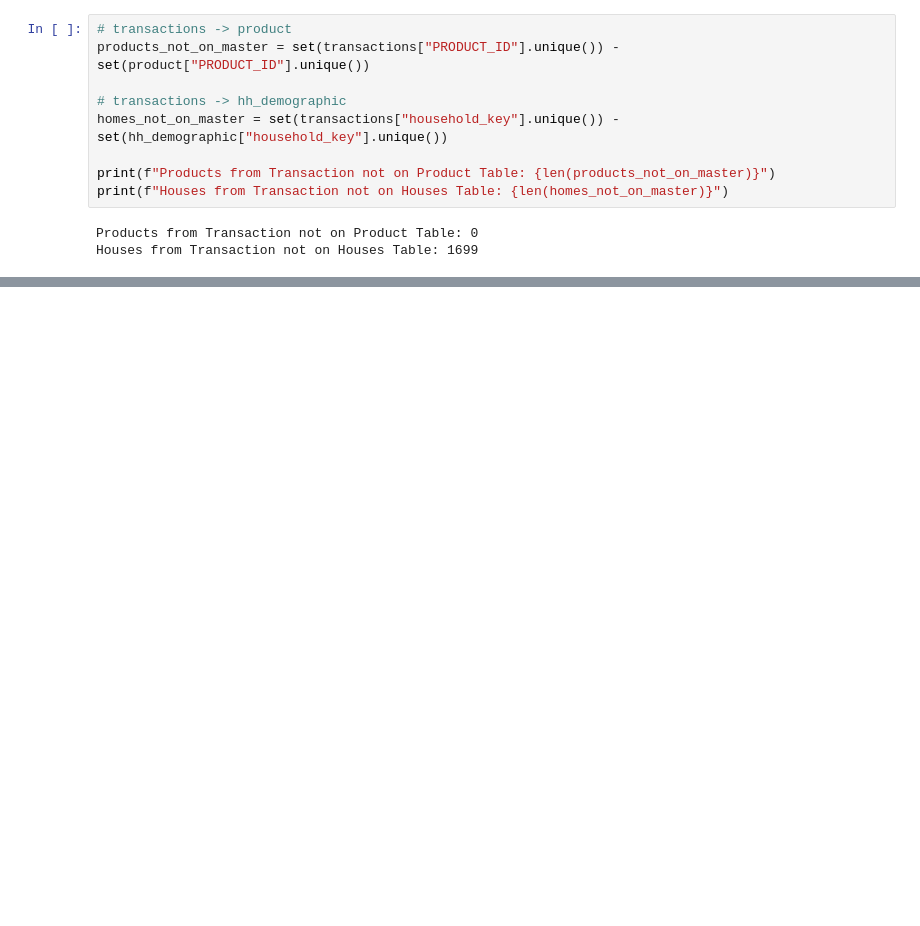
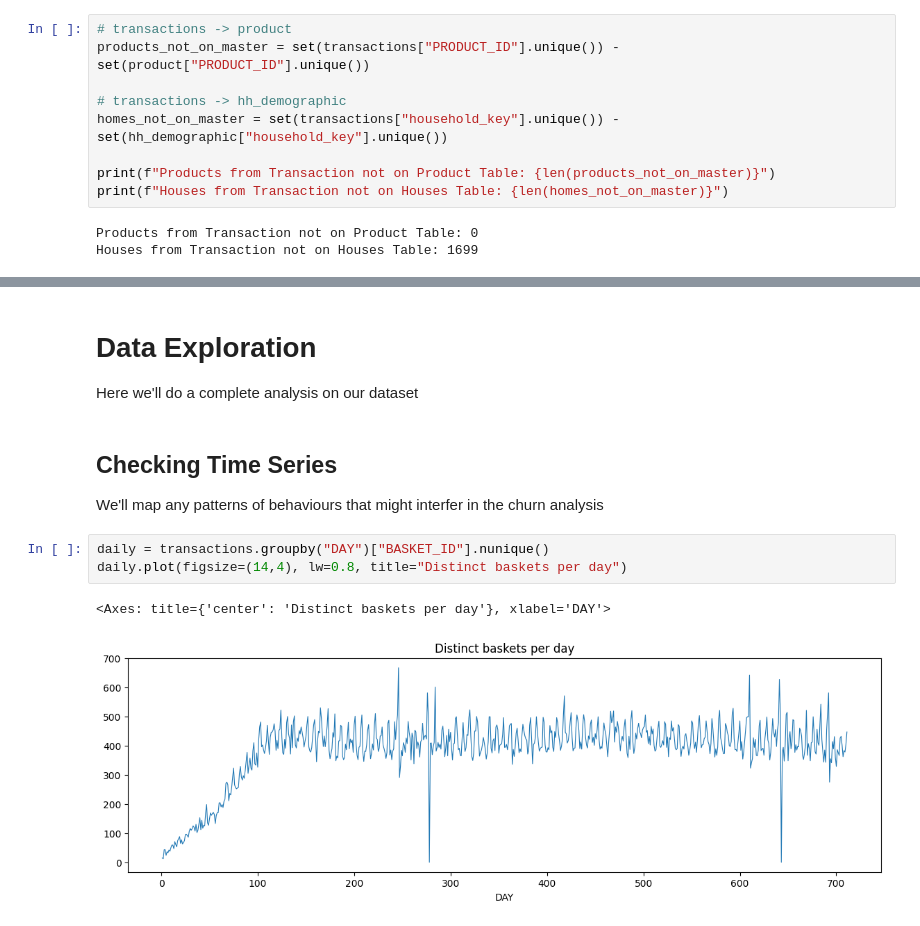
Before and after one commit to andreydesousa92-byte/Churn_Dunhumby_Kaggle, a Jupyter notebook: customer-churn-prediction.ipynb, the cells around one changed output, grey strips where cells are left out. Drawn from its saved outputs; the diff is of its cells as text; blank space fills up the shorter version.

```diff
--- a/customer-churn-prediction.ipynb
+++ b/customer-churn-prediction.ipynb
@@ -255,0 +271,14 @@ Houses from Transaction not on Houses Table: 1699
+# %% [markdown]
+# Data Exploration
+
+Here we'll do a complete analysis on our dataset
+# %% [markdown]
+## Checking Time Series
+
+We'll map any patterns of behaviours that might interfer in the churn analysis
+# %%
+daily = transactions.groupby("DAY")["BASKET_ID"].nunique()
+daily.plot(figsize=(14,4), lw=0.8, title="Distinct baskets per day")
+# %% [output]
+<Axes: title={'center': 'Distinct baskets per day'}, xlabel='DAY'>
+[figure, added]
```
Also changed, not shown: parts of 12 cells of this notebook.
